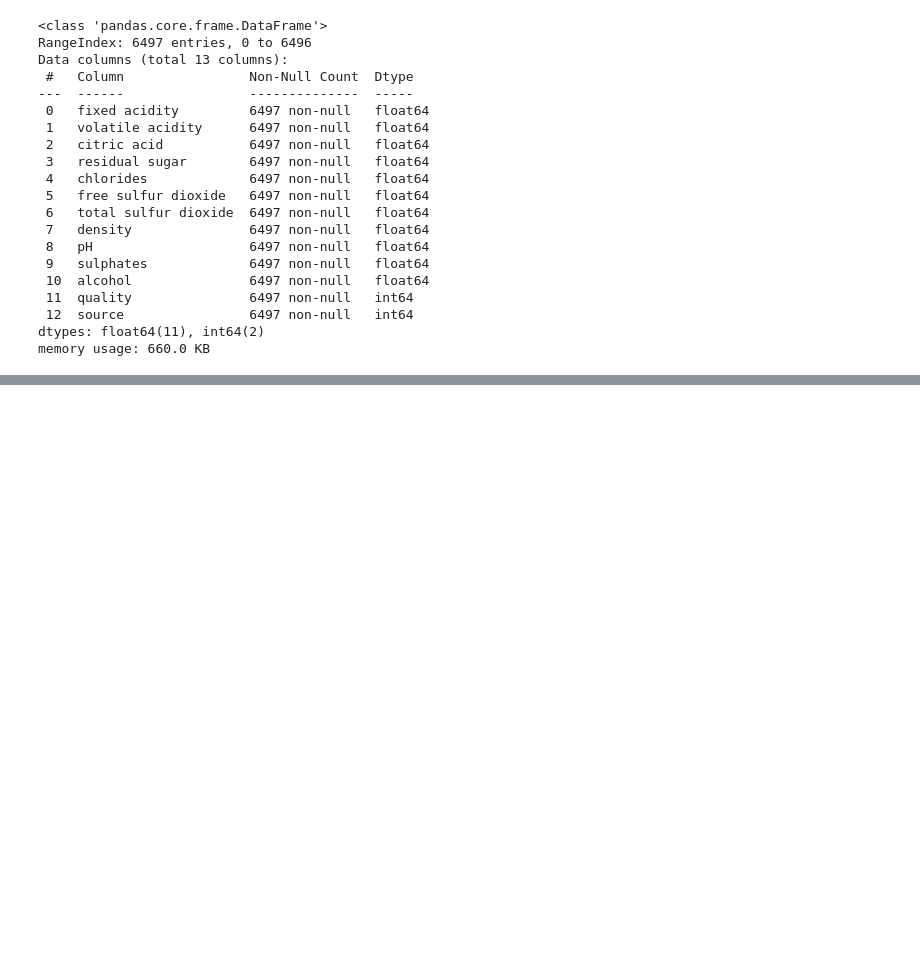
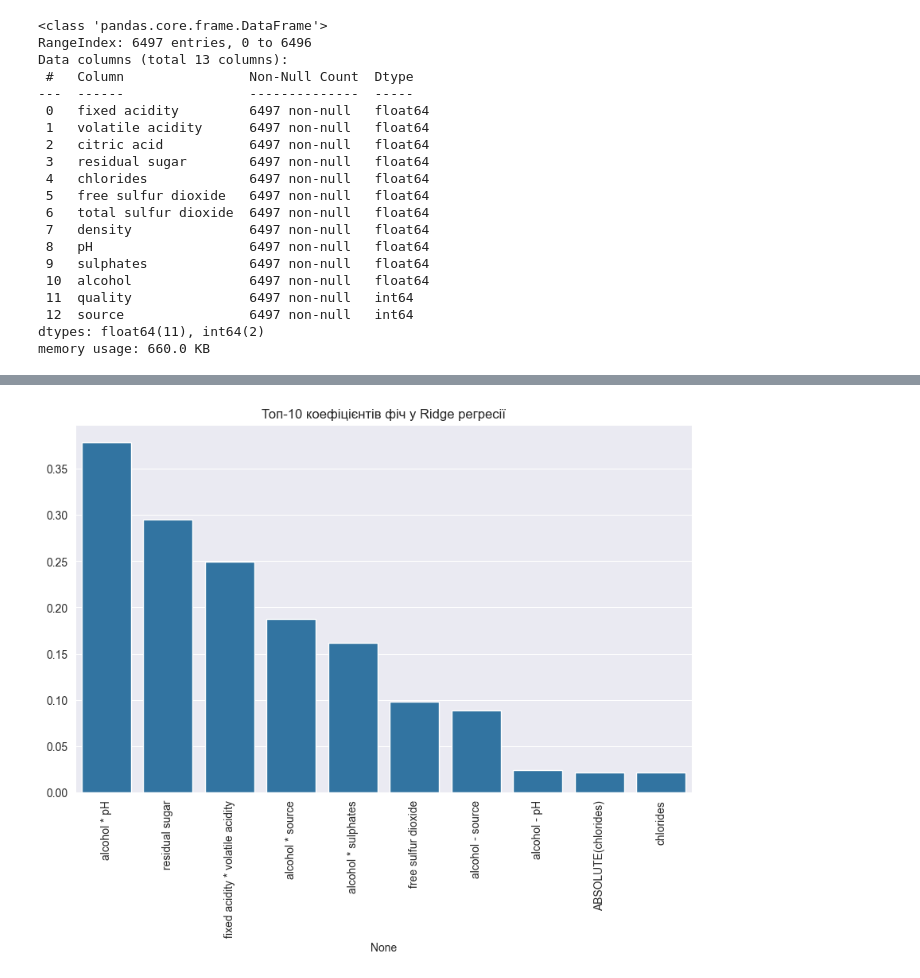
Before and after one commit to AlexKostjuk/DZ_5, a Jupyter notebook: sample.ipynb, the cells around one changed output, grey strips where cells are left out. Cells and saved outputs as stored; diff of their text form; code cells hidden in the pictures; blank space fills up the shorter version.

Commit message:
model_mse.5274

```diff
--- a/sample.ipynb
+++ b/sample.ipynb
@@ -173,0 +349,11 @@ ValueError: Cannot add a Woodwork DataFrame to EntitySet without a name
+# %%
+# Масштабування фіч
+scaler = StandardScaler()
+X_train_scaled = scaler.fit_transform(X_train)
+X_test_scaled = scaler.transform(X_test)
+# %%
+# Підбір гіперпараметра alpha для Ridge через GridSearchCV
+param_grid = {'alpha': [0.001, 0.01, 0.1, 1.0, 10.0, 100.0]}
+ridge = Ridge()
+grid_search = GridSearchCV(ridge, param_grid, cv=5, scoring='neg_mean_squared_error')
+grid_search.fit(X_train_scaled, y_train)
@@ -173,0 +364,5 @@ ValueError: Cannot add a Woodwork DataFrame to EntitySet without a name
+# %%
+# Найкраща модель
+best_model = grid_search.best_estimator_
+print("\nНайкраще значення alpha:", grid_search.best_params_['alpha'])
+print("Найкращий результат на крос-валідації (MSE):", -grid_search.best_score_)
@@ -173,0 +391,5 @@ ValueError: Cannot add a Woodwork DataFrame to EntitySet without a name
+# %%
+# Коефіцієнти моделі
+feature_importance = pd.Series(best_model.coef_, index=feature_matrix_final.drop(columns=["quality"]).columns).sort_values(ascending=False)
+print("\nКоефіцієнти фіч (вагомість):")
+print(feature_importance.head(10))
@@ -173,0 +409,9 @@ ValueError: Cannot add a Woodwork DataFrame to EntitySet without a name
+# %%
+# Візуалізація коефіцієнтів
+plt.figure(figsize=(10, 6))
+sns.barplot(x=feature_importance.index[:10], y=feature_importance.values[:10])
+plt.xticks(rotation=90)
+plt.title("Топ-10 коефіцієнтів фіч у Ridge регресії")
+plt.show()
+# %% [output]
+[figure, added]
```
Also changed, not shown: parts of 26 cells of this notebook.
